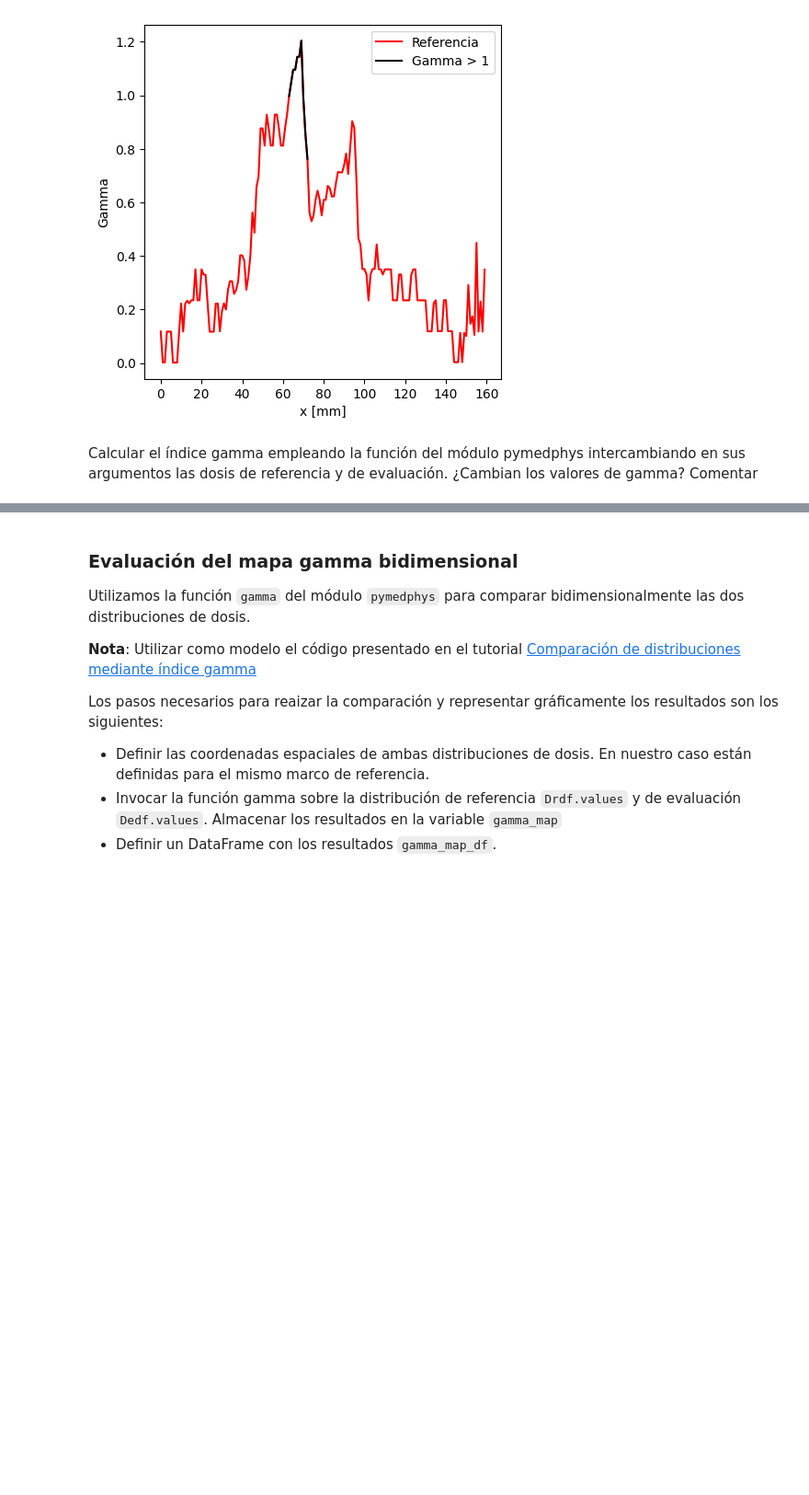
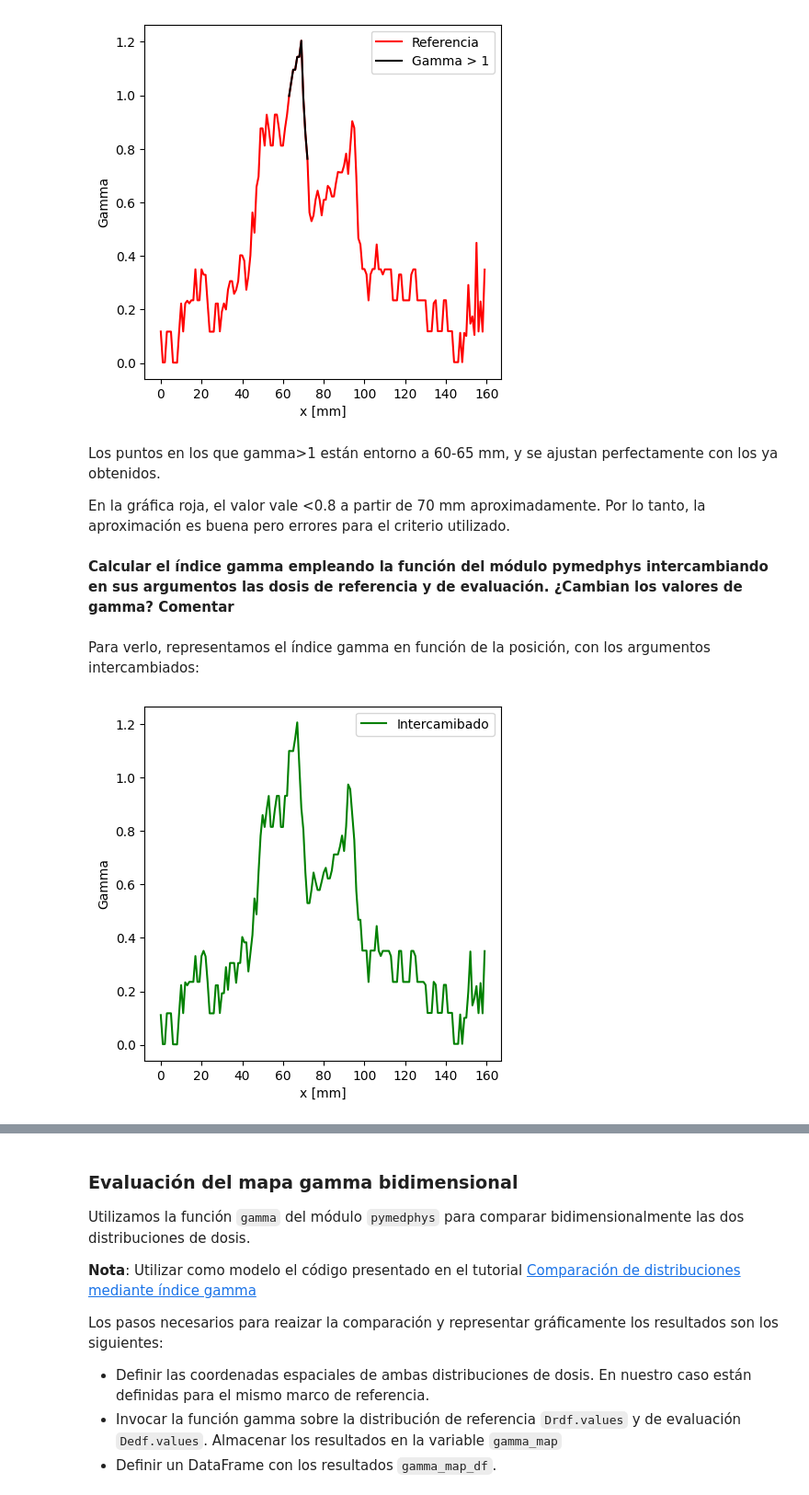
Before and after one commit to SofiBelmon/Practica2_radioterapia, a Jupyter notebook: DistribucionesDosisIndiceGammaPropuesta.ipynb, the cells around one changed output, grey strips where cells are left out. Shown: that part at 92% size. Drawn from its saved outputs; the diff is of its cells as text; code cells hidden in the pictures; blank space fills up the shorter version.

```diff
--- a/DistribucionesDosisIndiceGammaPropuesta.ipynb
+++ b/DistribucionesDosisIndiceGammaPropuesta.ipynb
@@ -673,5 +673,21 @@ ax.legend()
 plt.show()
 # %% [output]
 [figure]
+# %% [markdown]
+Los puntos en los que gamma>1 están entorno a 60-65 mm, y se ajustan perfectamente con los ya obtenidos.
+
+En la gráfica roja, el valor vale <0.8 a partir de 70 mm aproximadamente. Por lo tanto, la aproximación es buena pero errores para el criterio utilizado.
 # %% [markdown]
-Calcular el índice gamma empleando la función del módulo pymedphys intercambiando en sus argumentos las dosis de referencia y de evaluación. ¿Cambian los valores de gamma? Comentar
+**Calcular el índice gamma empleando la función del módulo pymedphys intercambiando en sus argumentos las dosis de referencia y de evaluación. ¿Cambian los valores de gamma? Comentar**
+# %% [markdown]
+Para verlo, representamos el índice gamma en función de la posición, con los argumentos intercambiados:
+# %%
+gammav_int = gamma(xv,Dev,xv,Drv,3,3)
+fig, ax = plt.subplots(figsize=(5, 5))
+ax.plot(xv,gammav_int, 'g-', label='Intercamibado')
+ax.set_ylabel('Gamma')
+ax.set_xlabel('x [mm]')
+ax.legend()
+plt.show()
+# %% [output]
+[figure, added]
```
Also changed, not shown: parts of 11 cells of this notebook.
